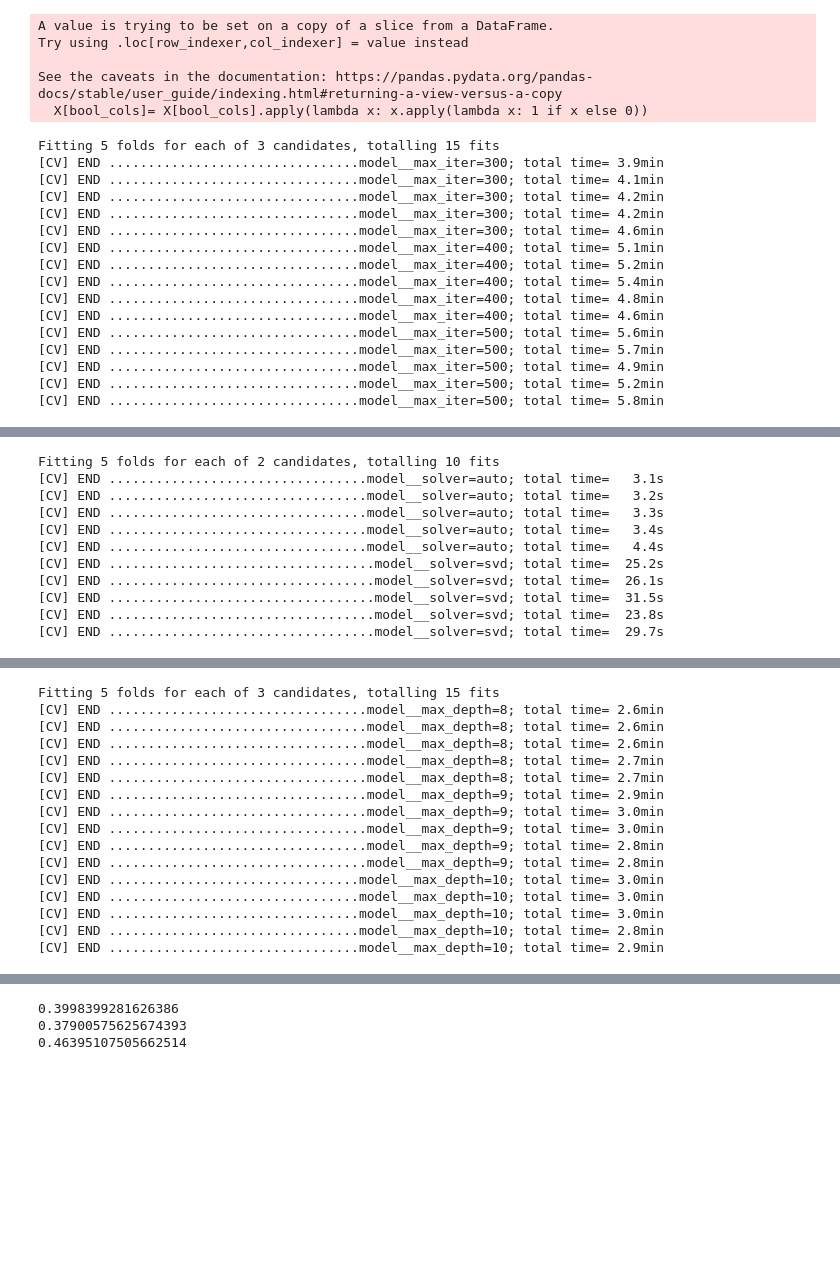
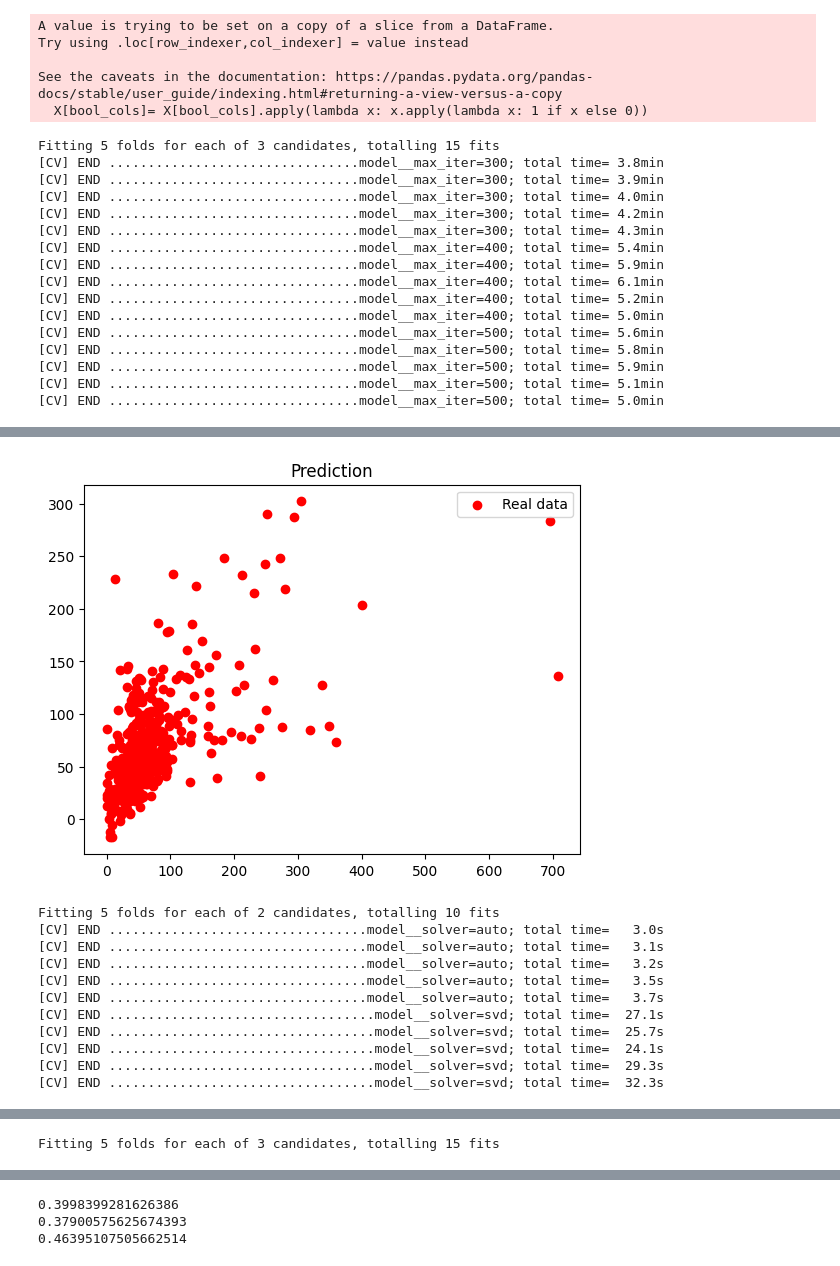
Before and after one commit to data-IA-2022/CO2_Manuel_David, a Jupyter notebook: predict.ipynb, the cells around one changed output, grey strips where cells are left out. Drawn from its saved outputs; the diff is of its cells as text; code cells hidden in the pictures; blank space fills up the shorter version.

```diff
--- a/predict.ipynb
+++ b/predict.ipynb
@@ -230,20 +181,24 @@ for pipe, param in zip(pipe_list, params_list):
     model = grid.fit(X_train, y_train)
     y_pred = model.predict(X_test)
     result.append(r2_score(y_test, y_pred))
+    plt.scatter(y_test, y_pred, color = 'red', label = 'Real data')
+    plt.title('Prediction')
+    plt.legend()
+    plt.show()
 # %% [output]
 Fitting 5 folds for each of 3 candidates, totalling 15 fits
+[CV] END ................................model__max_iter=300; total time= 3.8min
 [CV] END ................................model__max_iter=300; total time= 3.9min
-[CV] END ................................model__max_iter=300; total time= 4.1min
+[CV] END ................................model__max_iter=300; total time= 4.0min
 [CV] END ................................model__max_iter=300; total time= 4.2min
-[CV] END ................................model__max_iter=300; total time= 4.2min
-[CV] END ................................model__max_iter=300; total time= 4.6min
-[CV] END ................................model__max_iter=400; total time= 5.1min
+[CV] END ................................model__max_iter=300; total time= 4.3min
+[CV] END ................................model__max_iter=400; total time= 5.4min
+[CV] END ................................model__max_iter=400; total time= 5.9min
+[CV] END ................................model__max_iter=400; total time= 6.1min
 [CV] END ................................model__max_iter=400; total time= 5.2min
-[CV] END ................................model__max_iter=400; total time= 5.4min
-[CV] END ................................model__max_iter=400; total time= 4.8min
-[CV] END ................................model__max_iter=400; total time= 4.6min
+[CV] END ................................model__max_iter=400; total time= 5.0min
 [CV] END ................................model__max_iter=500; total time= 5.6min
-[CV] END ................................model__max_iter=500; total time= 5.7min
-[CV] END ................................model__max_iter=500; total time= 4.9min
-[CV] END ................................model__max_iter=500; total time= 5.2min
 [CV] END ................................model__max_iter=500; total time= 5.8min
+[CV] END ................................model__max_iter=500; total time= 5.9min
+[CV] END ................................model__max_iter=500; total time= 5.1min
+[CV] END ................................model__max_iter=500; total time= 5.0min
@@ -251,11 +206,12 @@ Fitting 5 folds for each of 3 candidates, totalling 15 fits
+[figure, added]
 Fitting 5 folds for each of 2 candidates, totalling 10 fits
+[CV] END .................................model__solver=auto; total time=   3.0s
 [CV] END .................................model__solver=auto; total time=   3.1s
 [CV] END .................................model__solver=auto; total time=   3.2s
-[CV] END .................................model__solver=auto; total time=   3.3s
-[CV] END .................................model__solver=auto; total time=   3.4s
-[CV] END .................................model__solver=auto; total time=   4.4s
-[CV] END ..................................model__solver=svd; total time=  25.2s
-[CV] END ..................................model__solver=svd; total time=  26.1s
-[CV] END ..................................model__solver=svd; total time=  31.5s
-[CV] END ..................................model__solver=svd; total time=  23.8s
-[CV] END ..................................model__solver=svd; total time=  29.7s
+[CV] END .................................model__solver=auto; total time=   3.5s
+[CV] END .................................model__solver=auto; total time=   3.7s
+[CV] END ..................................model__solver=svd; total time=  27.1s
+[CV] END ..................................model__solver=svd; total time=  25.7s
+[CV] END ..................................model__solver=svd; total time=  24.1s
+[CV] END ..................................model__solver=svd; total time=  29.3s
+[CV] END ..................................model__solver=svd; total time=  32.3s
@@ -263,16 +220 @@ Fitting 5 folds for each of 2 candidates, totalling 10 fits
 Fitting 5 folds for each of 3 candidates, totalling 15 fits
-[CV] END .................................model__max_depth=8; total time= 2.6min
-[CV] END .................................model__max_depth=8; total time= 2.6min
-[CV] END .................................model__max_depth=8; total time= 2.6min
-[CV] END .................................model__max_depth=8; total time= 2.7min
-[CV] END .................................model__max_depth=8; total time= 2.7min
-[CV] END .................................model__max_depth=9; total time= 2.9min
-[CV] END .................................model__max_depth=9; total time= 3.0min
-[CV] END .................................model__max_depth=9; total time= 3.0min
-[CV] END .................................model__max_depth=9; total time= 2.8min
-[CV] END .................................model__max_depth=9; total time= 2.8min
-[CV] END ................................model__max_depth=10; total time= 3.0min
-[CV] END ................................model__max_depth=10; total time= 3.0min
-[CV] END ................................model__max_depth=10; total time= 3.0min
-[CV] END ................................model__max_depth=10; total time= 2.8min
-[CV] END ................................model__max_depth=10; total time= 2.9min
```
Also changed, not shown: parts of 4 cells of this notebook, 1 other file.
